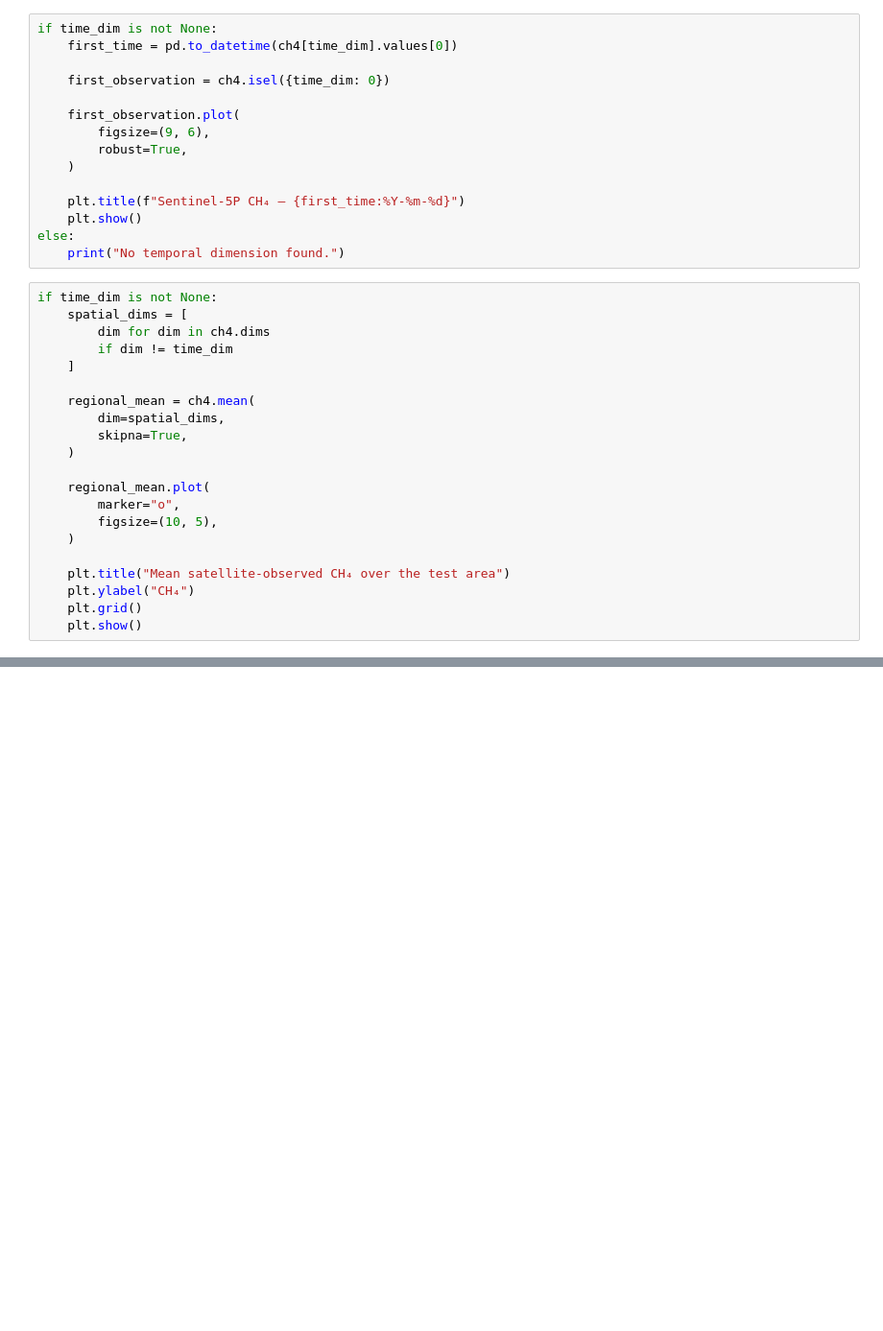
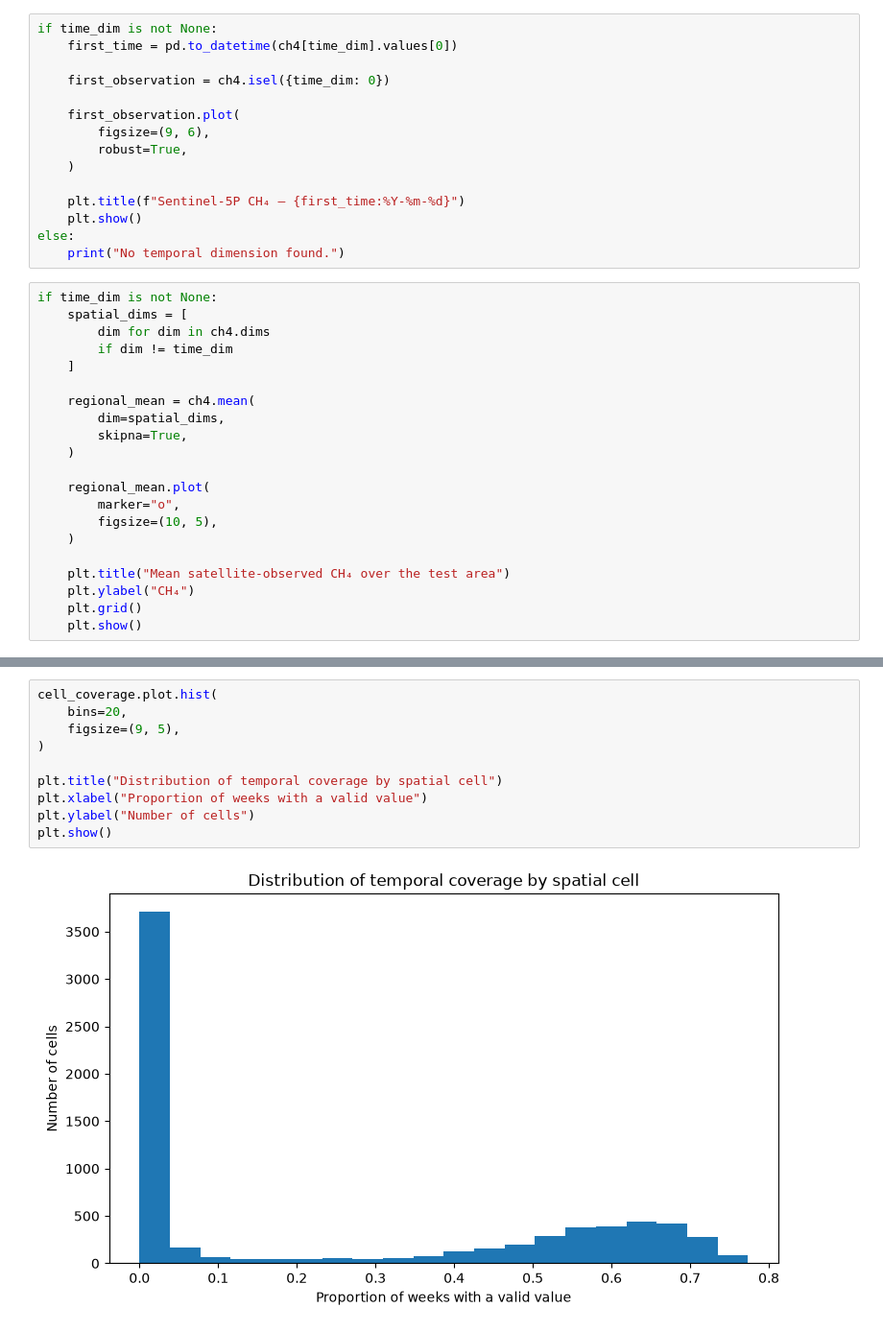
Before and after one commit to P-Gigli/Po-Valley-Methane-Forecasting, a Jupyter notebook: notebooks/01_data_access_and_inspection.ipynb, the cells around one changed output, grey strips where cells are left out. Shown at 96% size. Drawn from its saved outputs; the diff is of its cells as text; blank space fills up the shorter version.

```diff
--- a/notebooks/01_data_access_and_inspection.ipynb
+++ b/notebooks/01_data_access_and_inspection.ipynb
@@ -143,0 +273,12 @@ if time_dim is not None:
+# %%
+cell_coverage.plot.hist(
+    bins=20,
+    figsize=(9, 5),
+)
+
+plt.title("Distribution of temporal coverage by spatial cell")
+plt.xlabel("Proportion of weeks with a valid value")
+plt.ylabel("Number of cells")
+plt.show()
+# %% [output]
+[figure, added]
```
Also changed, not shown: parts of 38 cells of this notebook, 2 other files.
